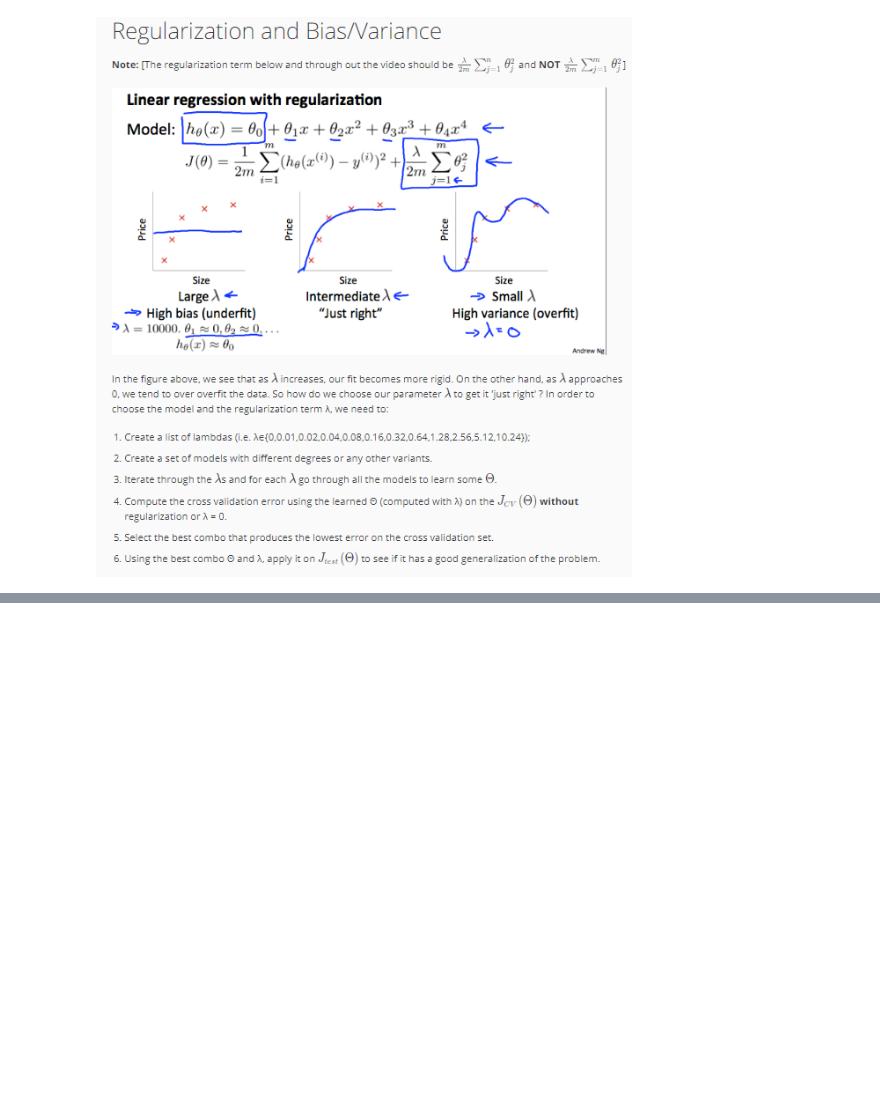
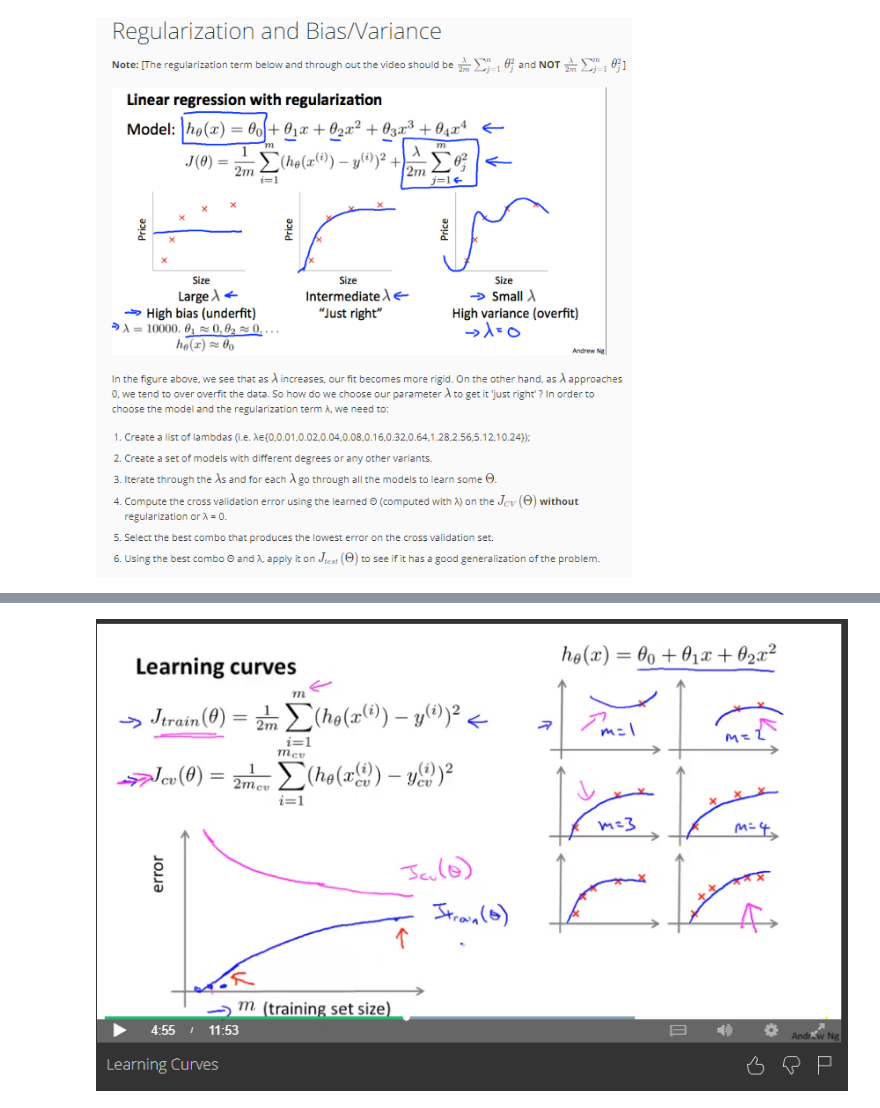
Before and after one commit to louloret/Andrew-NG-Machine-Learning, a Jupyter notebook: Week 6 Advice for Applying Machine Learning-checkpoint.ipynb, the cells around one changed output, grey strips where cells are left out. Drawn from its saved outputs; the diff is of its cells as text; code cells hidden in the pictures; blank space fills up the shorter version.

```diff
--- a/Week 6 Advice for Applying Machine Learning-checkpoint.ipynb
+++ b/Week 6 Advice for Applying Machine Learning-checkpoint.ipynb
@@ -156,0 +170,5 @@ Image(filename =  path + "regularizaion_in_bias_vs_variance.png")
+# %%
+#what about cross validation error?
+Image(filename =  path + "cv error.png")
+# %% [output]
+[figure, added]
```
Also changed, not shown: parts of 22 cells of this notebook.
